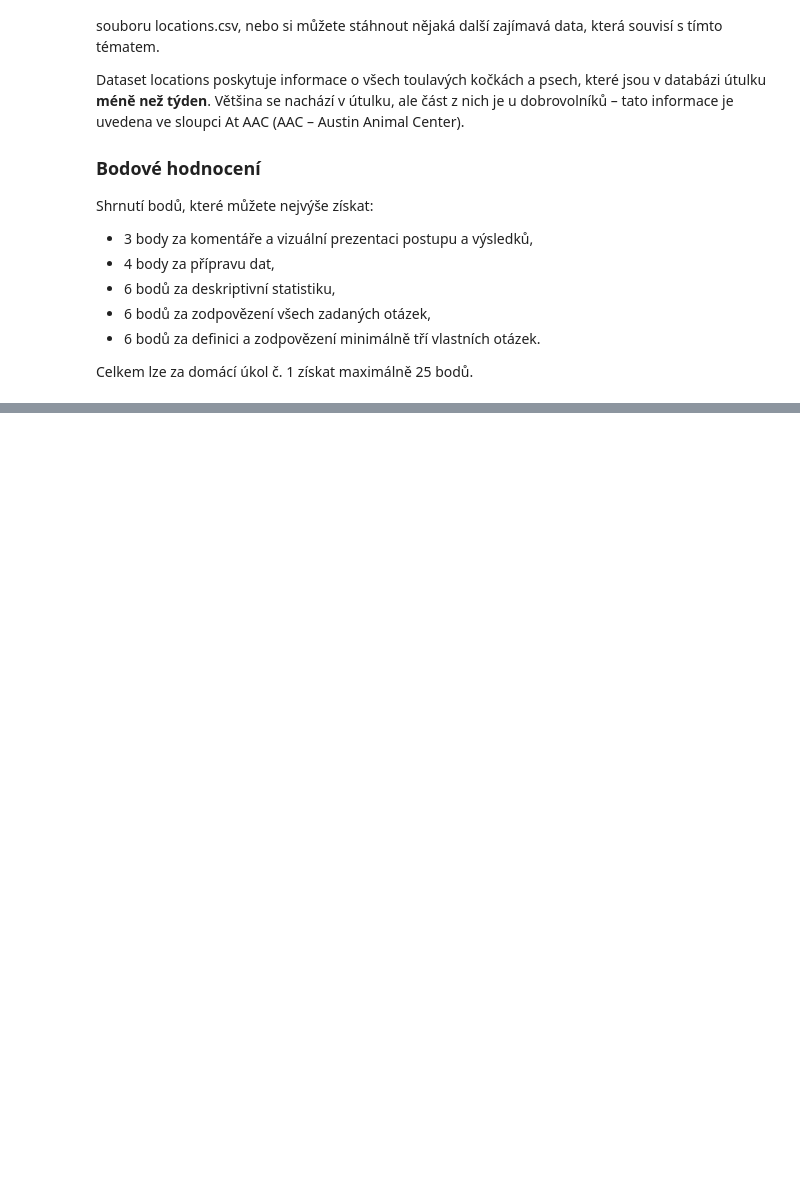
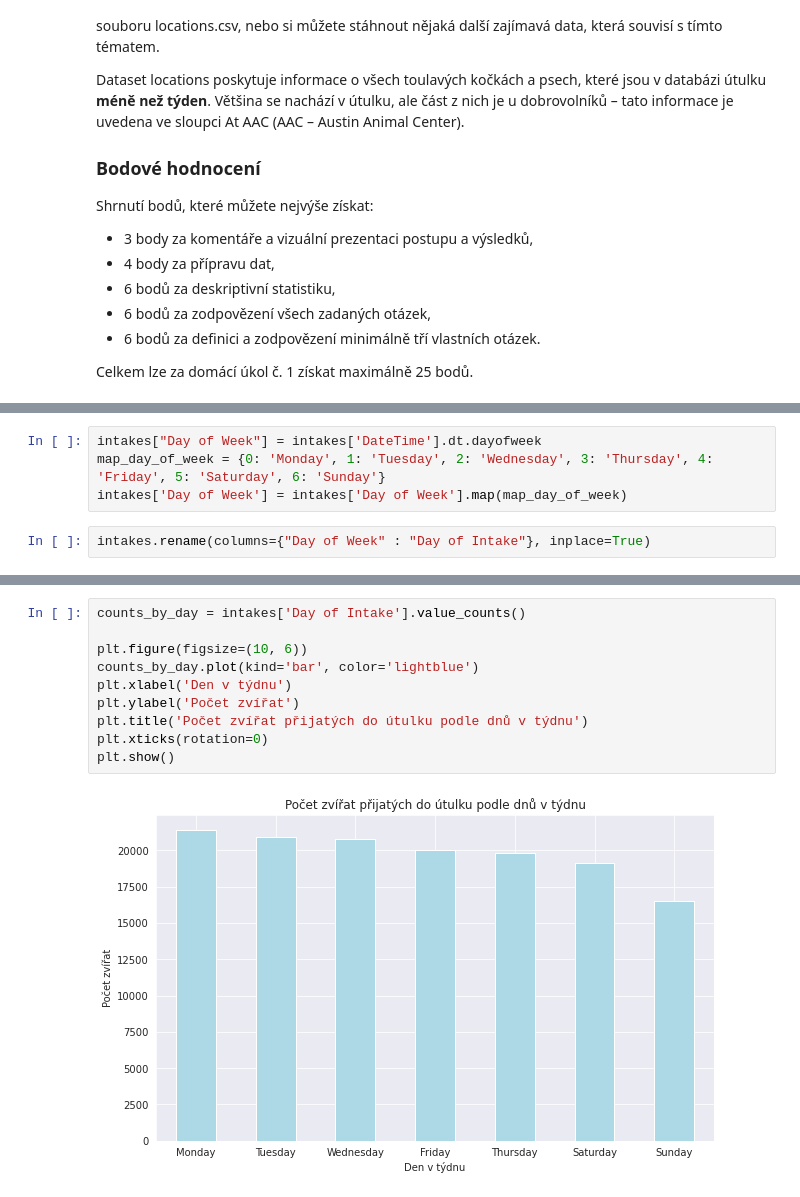
Before and after one commit to daKostych/BI-VIZ-2023, a Jupyter notebook: 01/assignment01.ipynb, the cells around one changed output, grey strips where cells are left out. Saved outputs shown, nothing was run; the diff lists cells and outputs as text; blank space fills up the shorter version.

```diff
--- a/01/assignment01.ipynb
+++ b/01/assignment01.ipynb
@@ -61,0 +498,6 @@ Celkem lze za domácí úkol č. 1 získat maximálně 25 bodů.
+# %%
+intakes["Day of Week"] = intakes['DateTime'].dt.dayofweek
+map_day_of_week = {0: 'Monday', 1: 'Tuesday', 2: 'Wednesday', 3: 'Thursday', 4: 'Friday', 5: 'Saturday', 6: 'Sunday'}
+intakes['Day of Week'] = intakes['Day of Week'].map(map_day_of_week)
+# %%
+intakes.rename(columns={"Day of Week" : "Day of Intake"}, inplace=True)
@@ -61,0 +526,12 @@ Celkem lze za domácí úkol č. 1 získat maximálně 25 bodů.
+# %%
+counts_by_day = intakes['Day of Intake'].value_counts()
+
+plt.figure(figsize=(10, 6))
+counts_by_day.plot(kind='bar', color='lightblue')
+plt.xlabel('Den v týdnu')
+plt.ylabel('Počet zvířat')
+plt.title('Počet zvířat přijatých do útulku podle dnů v týdnu')
+plt.xticks(rotation=0)
+plt.show()
+# %% [output]
+[figure, added]
```
Also changed, not shown: parts of 76 cells of this notebook.
